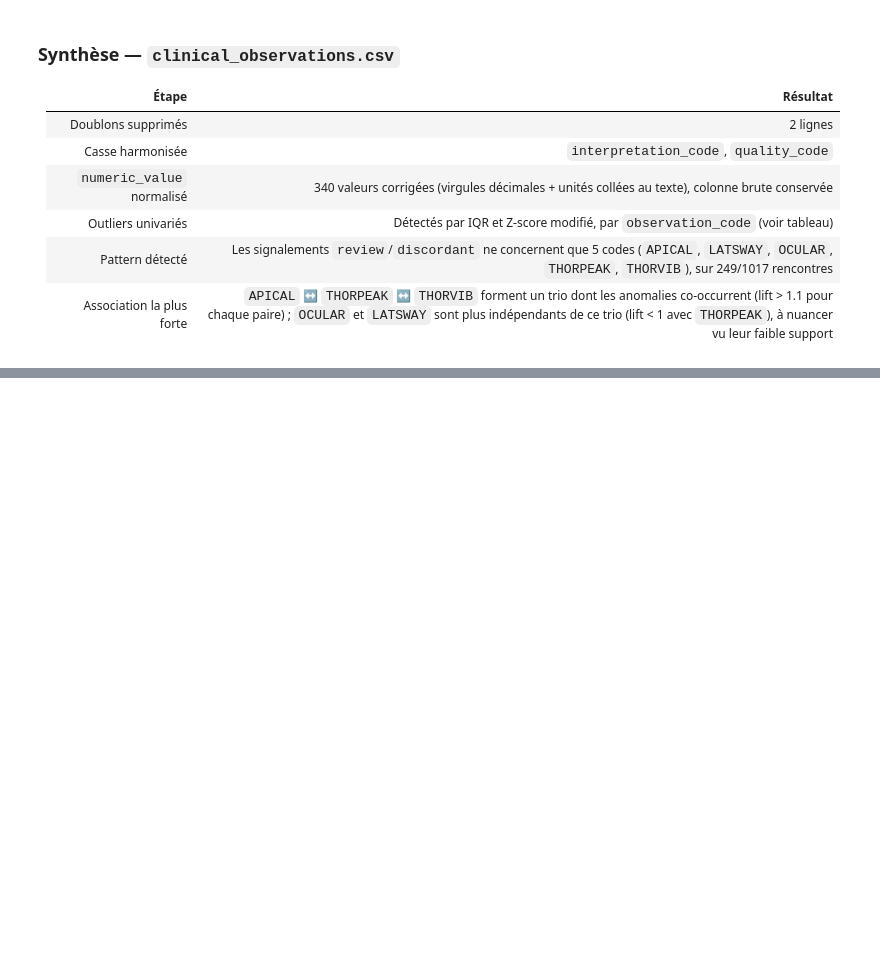
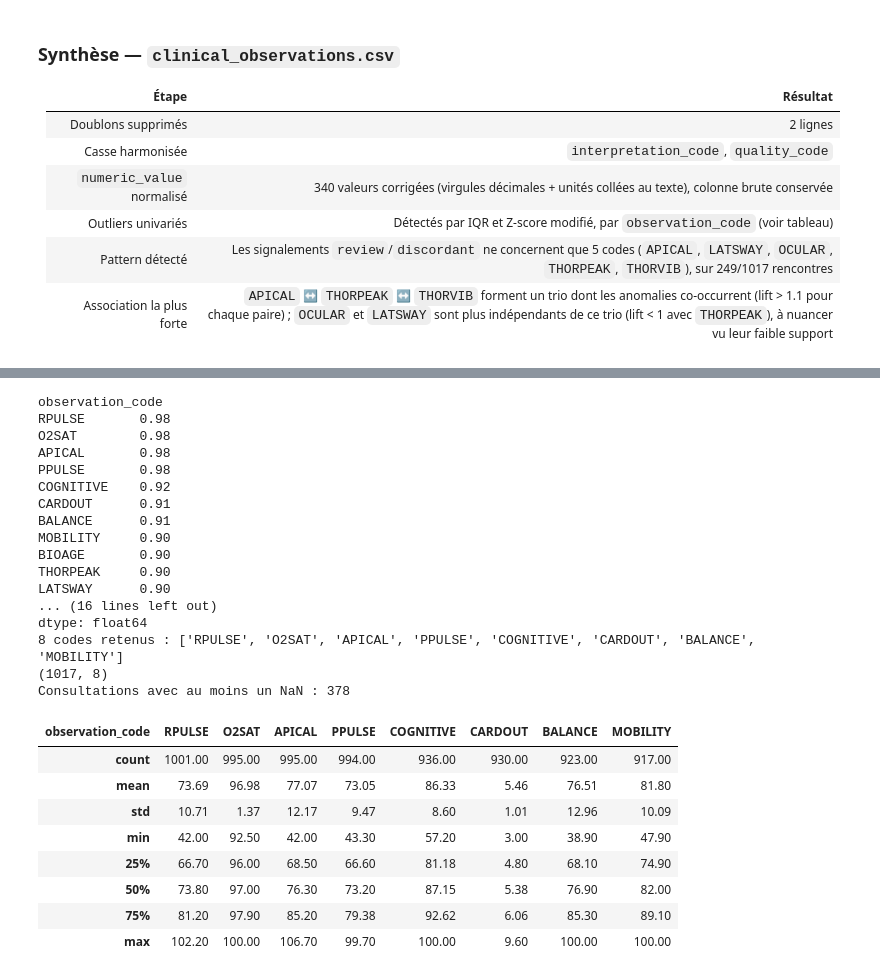
Before and after one commit to Sheik-info/20262027-UE-DataMining-Project, a Jupyter notebook: health.ipynb, the cells around one changed output, grey strips where cells are left out. Drawn from its saved outputs; the diff is of its cells as text; code cells hidden in the pictures; blank space fills up the shorter version.

```diff
--- a/health.ipynb
+++ b/health.ipynb
@@ -1257,0 +1364,50 @@ df_regles
+# %%
+# Étape 1 : tableau large consultation x code d'observation
+# (on utilise directement le DataFrame `obs` déjà nettoyé plus haut)
+
+# La colonne numeric_value peut être en texte : on force en numérique
+obs['numeric_value'] = pd.to_numeric(obs['numeric_value'], errors='coerce')
+
+# Une consultation peut avoir un même code plusieurs fois : on prend la moyenne
+wide = obs.pivot_table(index='encounter_number',
+                       columns='observation_code',
+                       values='numeric_value',
+                       aggfunc='mean')
+
+# Taux de remplissage par code, puis on garde les codes remplis à >= 90 %
+taux = wide.notna().mean().sort_values(ascending=False)
+print(taux.round(2))
+codes_ok = taux[taux >= 0.90].index.tolist()
+print(len(codes_ok), "codes retenus :", codes_ok)
+
+W = wide[codes_ok]
+print(W.shape)
+print("Consultations avec au moins un NaN :", W.isna().any(axis=1).sum())
+W.describe().round(2)
+# %% [output]
+observation_code
+RPULSE       0.98
+O2SAT        0.98
+APICAL       0.98
+PPULSE       0.98
+COGNITIVE    0.92
+CARDOUT      0.91
+BALANCE      0.91
+MOBILITY     0.90
+BIOAGE       0.90
+THORPEAK     0.90
+LATSWAY      0.90
+... (16 lines left out)
+dtype: float64
+8 codes retenus : ['RPULSE', 'O2SAT', 'APICAL', 'PPULSE', 'COGNITIVE', 'CARDOUT', 'BALANCE', 'MOBILITY']
+(1017, 8)
+Consultations avec au moins un NaN : 378
+| observation_code | RPULSE | O2SAT | APICAL | PPULSE | COGNITIVE | CARDOUT | BALANCE | MOBILITY |
+| count | 1001.00 | 995.00 | 995.00 | 994.00 | 936.00 | 930.00 | 923.00 | 917.00 |
+| mean | 73.69 | 96.98 | 77.07 | 73.05 | 86.33 | 5.46 | 76.51 | 81.80 |
+| std | 10.71 | 1.37 | 12.17 | 9.47 | 8.60 | 1.01 | 12.96 | 10.09 |
+| min | 42.00 | 92.50 | 42.00 | 43.30 | 57.20 | 3.00 | 38.90 | 47.90 |
+| 25% | 66.70 | 96.00 | 68.50 | 66.60 | 81.18 | 4.80 | 68.10 | 74.90 |
+| 50% | 73.80 | 97.00 | 76.30 | 73.20 | 87.15 | 5.38 | 76.90 | 82.00 |
+| 75% | 81.20 | 97.90 | 85.20 | 79.38 | 92.62 | 6.06 | 85.30 | 89.10 |
+| max | 102.20 | 100.00 | 106.70 | 99.70 | 100.00 | 9.60 | 100.00 | 100.00 |
```
Also changed, not shown: parts of 18 cells of this notebook.
